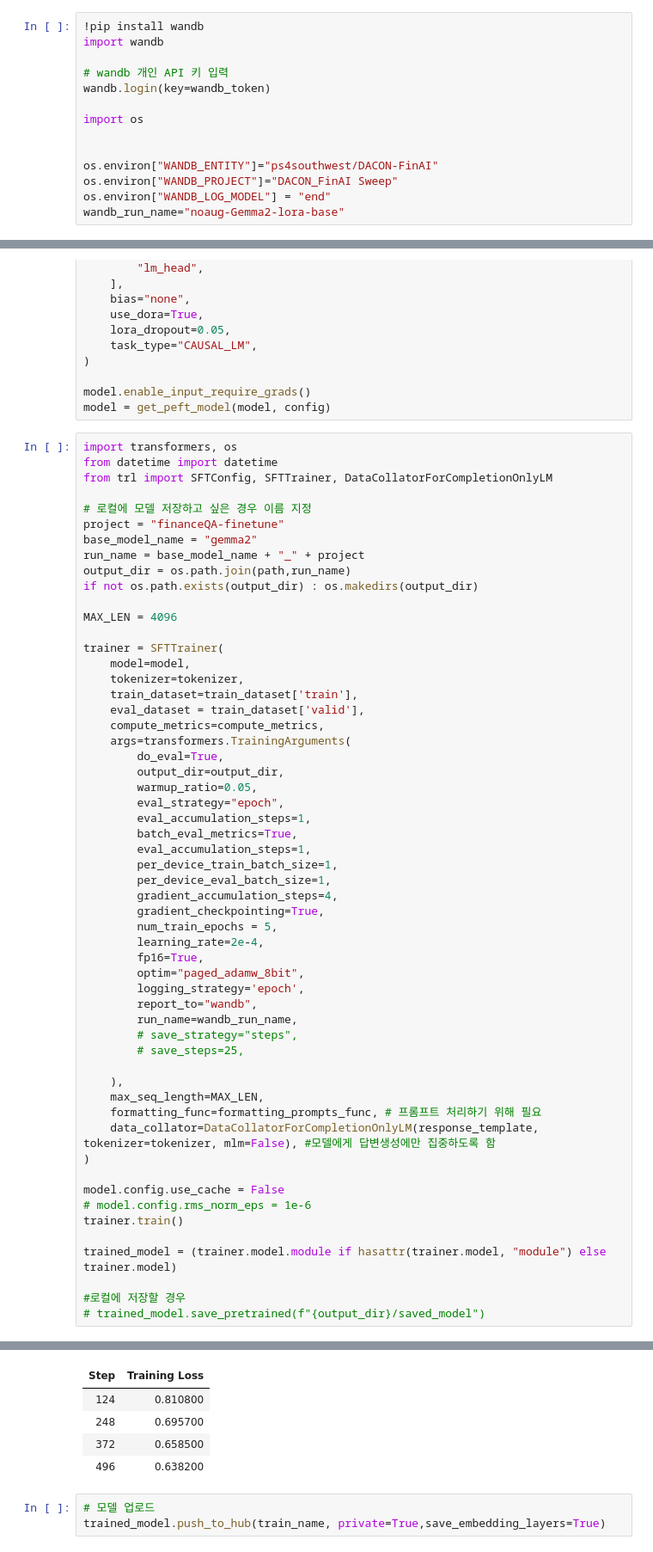
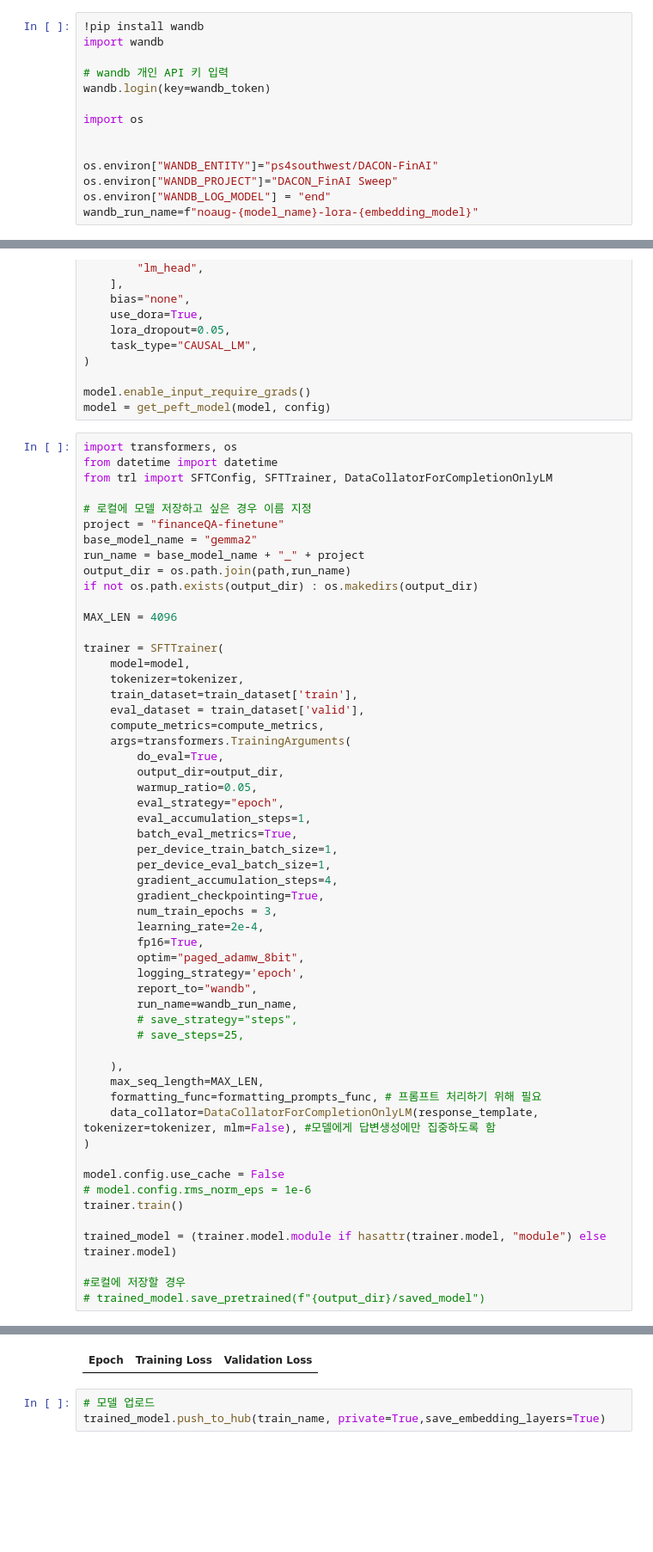
Before and after one commit to theNocturni/WASSUP-DACON-FinAI, a Jupyter notebook: code/1.train_n_inference.ipynb, the cells around one changed output, grey strips where cells are left out. Shown at 86% size. Drawn from its saved outputs; the diff is of its cells as text; blank space fills up the shorter version.

```diff
--- a/code/1.train_n_inference.ipynb
+++ b/code/1.train_n_inference.ipynb
@@ -121,7 +121,7 @@ import os
 os.environ["WANDB_ENTITY"]="ps4southwest/DACON-FinAI"
 os.environ["WANDB_PROJECT"]="DACON_FinAI Sweep"
 os.environ["WANDB_LOG_MODEL"] = "end"
-wandb_run_name="noaug-Gemma2-lora-base"
+wandb_run_name=f"noaug-{model_name}-lora-{embedding_model}"
 # %% [output]
 Requirement already satisfied: wandb in /usr/local/lib/python3.10/dist-packages (0.18.3)
 Requirement already satisfied: click!=8.0.0,>=7.1 in /usr/local/lib/python3.10/dist-packages (from wandb) (8.1.7)
@@ -905,12 +890,11 @@ trainer = SFTTrainer(
         eval_strategy="epoch",
         eval_accumulation_steps=1,
         batch_eval_metrics=True,
-        eval_accumulation_steps=1,
         per_device_train_batch_size=1,
         per_device_eval_batch_size=1,
         gradient_accumulation_steps=4,
         gradient_checkpointing=True,
-        num_train_epochs = 5,
+        num_train_epochs = 3,
         learning_rate=2e-4,
         fp16=True,
         optim="paged_adamw_8bit",
@@ -947,8 +931,4 @@ View run at https://wandb.ai/ps4southwest/DACON_FinAI%20Sweep/runs/st09992x
-| Step | Training Loss |
-| 124 | 0.810800 |
-| 248 | 0.695700 |
-| 372 | 0.658500 |
-| 496 | 0.638200 |
+| Epoch | Training Loss | Validation Loss |
 # %%
 # 모델 업로드
 trained_model.push_to_hub(train_name, private=True,save_embedding_layers=True)
```
Also changed, not shown: parts of 5 cells of this notebook.
